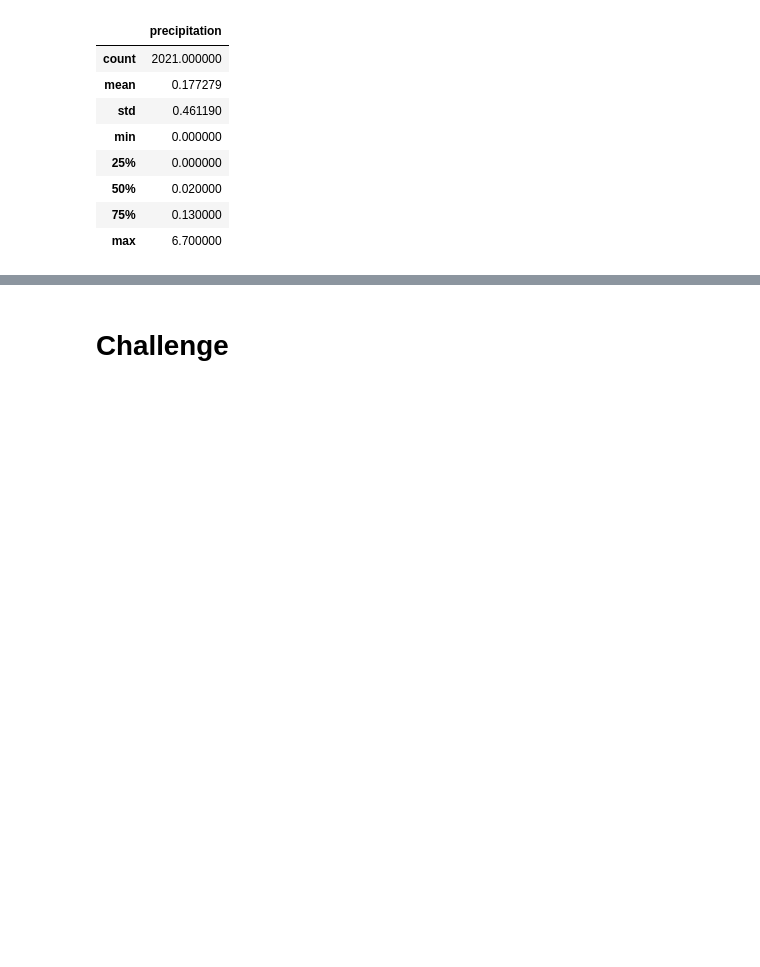
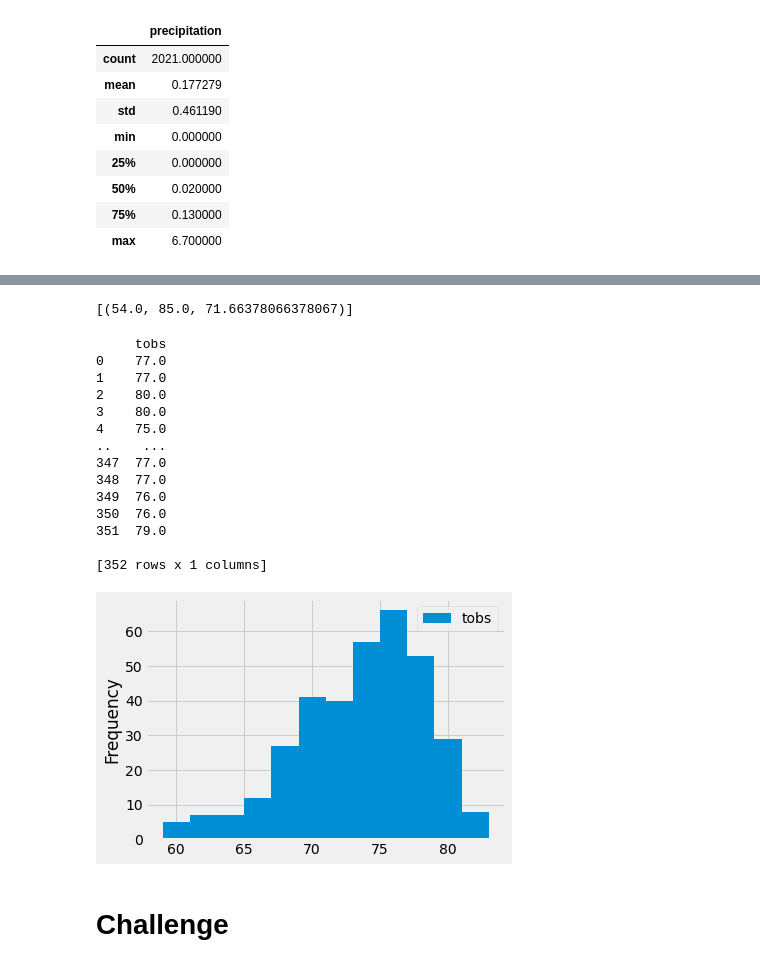
Before and after one commit to mprud2/surfs_up, a Jupyter notebook: climate_analysis.ipynb, the cells around one changed output, grey strips where cells are left out. Cells and saved outputs as stored; diff of their text form; code cells hidden in the pictures; blank space fills up the shorter version.

```diff
--- a/climate_analysis.ipynb
+++ b/climate_analysis.ipynb
@@ -103,9 +121,41 @@ df.describe()
 # %%
 # Using the station id from the previous query, calculate the lowest temperature recorded,
 # highest temperature recorded, and average temperature most active station?
+session.query(func.min(Measurement.tobs), func.max(Measurement.tobs), func.avg(Measurement.tobs)).\
+filter(Measurement.station == 'USC00519281').all()
+# %% [output]
+[(54.0, 85.0, 71.66378066378067)]
 # %%
 # Choose the station with the highest number of temperature observations.
-# Query the last 12 months of temperature observation data for this station and plot the results as a histogram
+# Query the last 12 months of temperature observation data for this station
+results = session.query(Measurement.tobs).\
+filter(Measurement.station == 'USC00519281').\
+filter(Measurement.date >= prev_year).all()
+
+# Convert list into a DataFrame
+df = pd.DataFrame(results, columns=['tobs'])
+print(df)
+
+# Now plot the results as a histogram
+df.plot.hist(bins=12)
+# Using 'plt.tight_layout()' function to automatically compress x-axis labels into plot area
+plt.tight_layout()
+# %% [output]
+     tobs
+0    77.0
+1    77.0
+2    80.0
+3    80.0
+4    75.0
+..    ...
+347  77.0
+348  77.0
+349  76.0
+350  76.0
+351  79.0
+
+[352 rows x 1 columns]
+[figure, added]
 # %%
 # Write a function called `calc_temps` that will accept start date and end date in the format '%Y-%m-%d'
 # and return the minimum, average, and maximum temperatures for that range of dates
```
Also changed, not shown: parts of 3 cells of this notebook.
